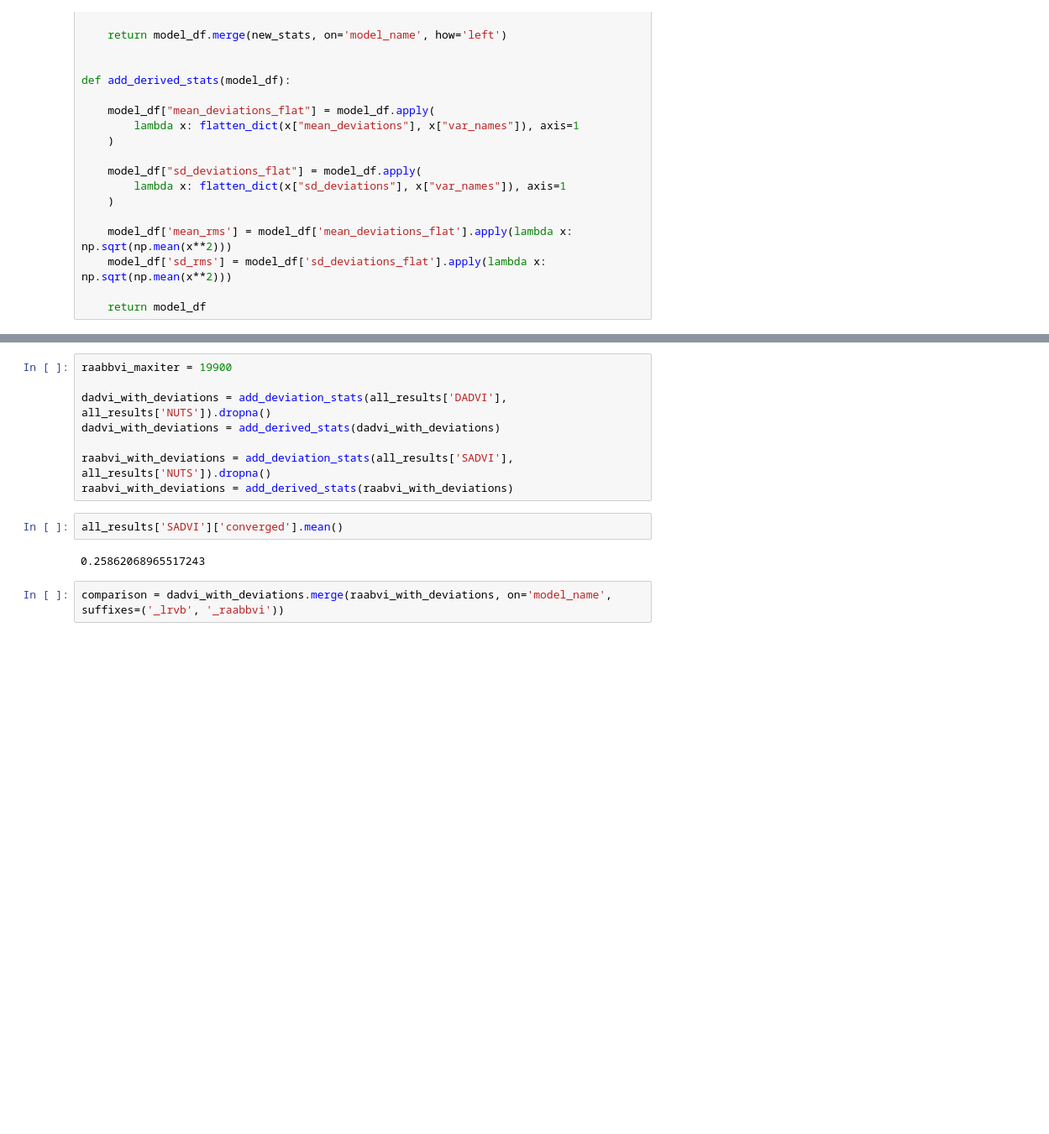
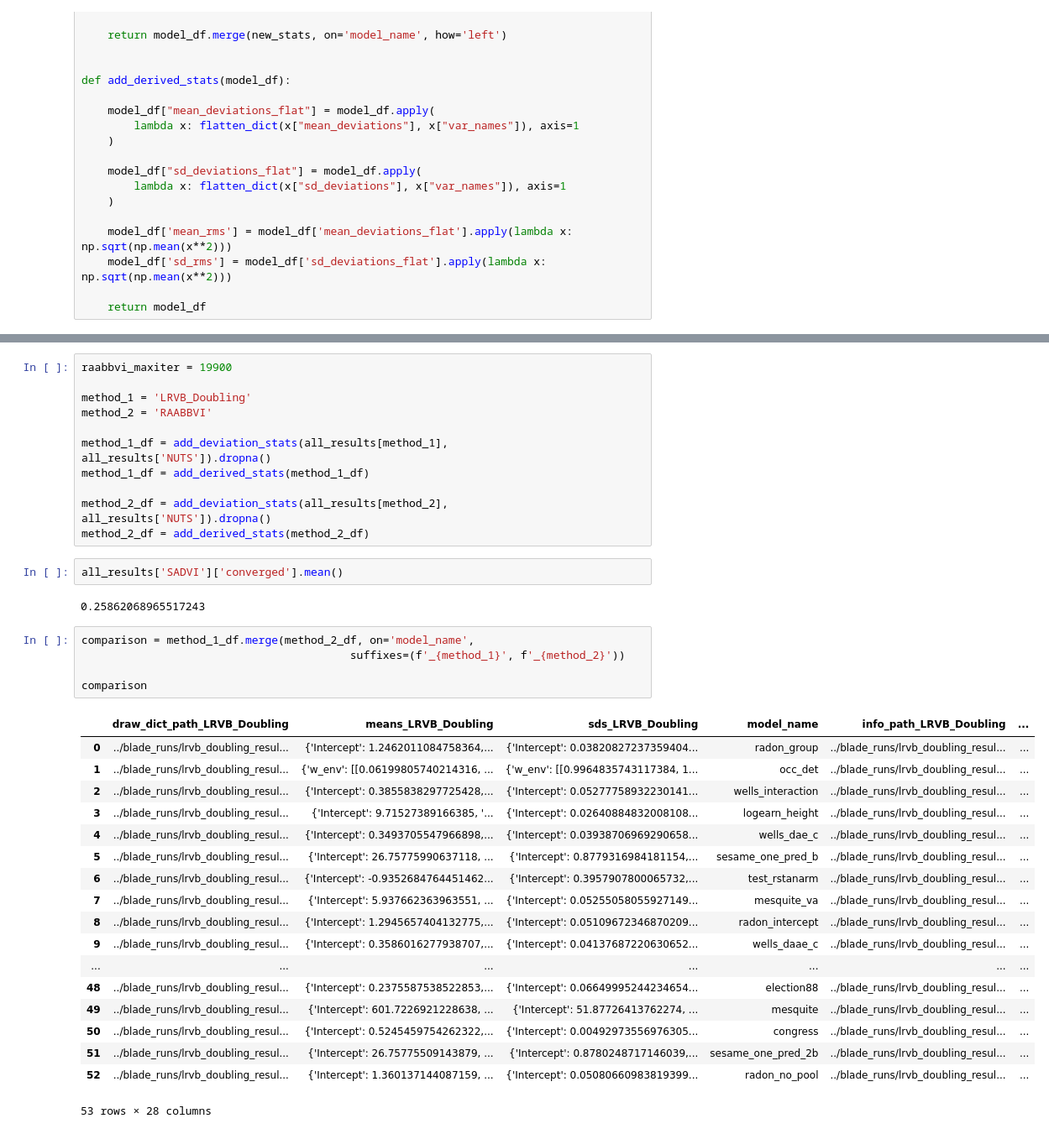
Before and after one commit to martiningram/dadvi-experiments, a Jupyter notebook: comparison/analysis/compare_moment_estimates.ipynb, the cells around one changed output, grey strips where cells are left out. Shown at 84% size. Cells and saved outputs as stored; diff of their text form; blank space fills up the shorter version.

```diff
--- a/comparison/analysis/compare_moment_estimates.ipynb
+++ b/comparison/analysis/compare_moment_estimates.ipynb
@@ -225,17 +217,42 @@ all_results['SADVI']
 # %%
 raabbvi_maxiter = 19900
 
-dadvi_with_deviations = add_deviation_stats(all_results['DADVI'], all_results['NUTS']).dropna()
-dadvi_with_deviations = add_derived_stats(dadvi_with_deviations)
+method_1 = 'LRVB_Doubling'
+method_2 = 'RAABBVI'
 
-raabvi_with_deviations = add_deviation_stats(all_results['SADVI'], all_results['NUTS']).dropna()
-raabvi_with_deviations = add_derived_stats(raabvi_with_deviations)
+method_1_df = add_deviation_stats(all_results[method_1], all_results['NUTS']).dropna()
+method_1_df = add_derived_stats(method_1_df)
+
+method_2_df = add_deviation_stats(all_results[method_2], all_results['NUTS']).dropna()
+method_2_df = add_derived_stats(method_2_df)
 # %%
 all_results['SADVI']['converged'].mean()
 # %% [output]
 0.25862068965517243
-# %%
-comparison = dadvi_with_deviations.merge(raabvi_with_deviations, on='model_name', suffixes=('_lrvb', '_raabbvi'))
+# %%
+comparison = method_1_df.merge(method_2_df, on='model_name',
+                                         suffixes=(f'_{method_1}', f'_{method_2}'))
+
+comparison
+# %% [output]
+|  | draw_dict_path_LRVB_Doubling | means_LRVB_Doubling | sds_LRVB_Doubling | model_name | info_path_LRVB_Doubling | ... |
+| 0 | ../blade_runs/lrvb_doubling_resul... | {'Intercept': 1.2462011084758364,... | {'Intercept': 0.03820827237359404... | radon_group | ../blade_runs/lrvb_doubling_resul... | ... |
+| 1 | ../blade_runs/lrvb_doubling_resul... | {'w_env': [[0.06199805740214316, ... | {'w_env': [[0.9964835743117384, 1... | occ_det | ../blade_runs/lrvb_doubling_resul... | ... |
+| 2 | ../blade_runs/lrvb_doubling_resul... | {'Intercept': 0.3855838297725428,... | {'Intercept': 0.05277758932230141... | wells_interaction | ../blade_runs/lrvb_doubling_resul... | ... |
+| 3 | ../blade_runs/lrvb_doubling_resul... | {'Intercept': 9.71527389166385, '... | {'Intercept': 0.02640884832008108... | logearn_height | ../blade_runs/lrvb_doubling_resul... | ... |
+| 4 | ../blade_runs/lrvb_doubling_resul... | {'Intercept': 0.3493705547966898,... | {'Intercept': 0.03938706969290658... | wells_dae_c | ../blade_runs/lrvb_doubling_resul... | ... |
+| 5 | ../blade_runs/lrvb_doubling_resul... | {'Intercept': 26.75775990637118, ... | {'Intercept': 0.8779316984181154,... | sesame_one_pred_b | ../blade_runs/lrvb_doubling_resul... | ... |
+| 6 | ../blade_runs/lrvb_doubling_resul... | {'Intercept': -0.9352684764451462... | {'Intercept': 0.3957907800065732,... | test_rstanarm | ../blade_runs/lrvb_doubling_resul... | ... |
+| 7 | ../blade_runs/lrvb_doubling_resul... | {'Intercept': 5.937662363963551, ... | {'Intercept': 0.05255058055927149... | mesquite_va | ../blade_runs/lrvb_doubling_resul... | ... |
+| 8 | ../blade_runs/lrvb_doubling_resul... | {'Intercept': 1.2945657404132775,... | {'Intercept': 0.05109672346870209... | radon_intercept | ../blade_runs/lrvb_doubling_resul... | ... |
+| 9 | ../blade_runs/lrvb_doubling_resul... | {'Intercept': 0.3586016277938707,... | {'Intercept': 0.04137687220630652... | wells_daae_c | ../blade_runs/lrvb_doubling_resul... | ... |
+| ... | ... | ... | ... | ... | ... | ... |
+| 48 | ../blade_runs/lrvb_doubling_resul... | {'Intercept': 0.2375587538522853,... | {'Intercept': 0.06649995244234654... | election88 | ../blade_runs/lrvb_doubling_resul... | ... |
+| 49 | ../blade_runs/lrvb_doubling_resul... | {'Intercept': 601.7226921228638, ... | {'Intercept': 51.87726413762274, ... | mesquite | ../blade_runs/lrvb_doubling_resul... | ... |
+| 50 | ../blade_runs/lrvb_doubling_resul... | {'Intercept': 0.5245459754262322,... | {'Intercept': 0.00492973556976305... | congress | ../blade_runs/lrvb_doubling_resul... | ... |
+| 51 | ../blade_runs/lrvb_doubling_resul... | {'Intercept': 26.75775509143879, ... | {'Intercept': 0.8780248717146039,... | sesame_one_pred_2b | ../blade_runs/lrvb_doubling_resul... | ... |
+| 52 | ../blade_runs/lrvb_doubling_resul... | {'Intercept': 1.360137144087159, ... | {'Intercept': 0.05080660983819399... | radon_no_pool | ../blade_runs/lrvb_doubling_resul... | ... |
+53 rows × 28 columns
 # %%
 raabvi_with_deviations.iloc[0]['metadata'].keys()
 # %% [output]
```
Also changed, not shown: parts of 10 cells of this notebook.
